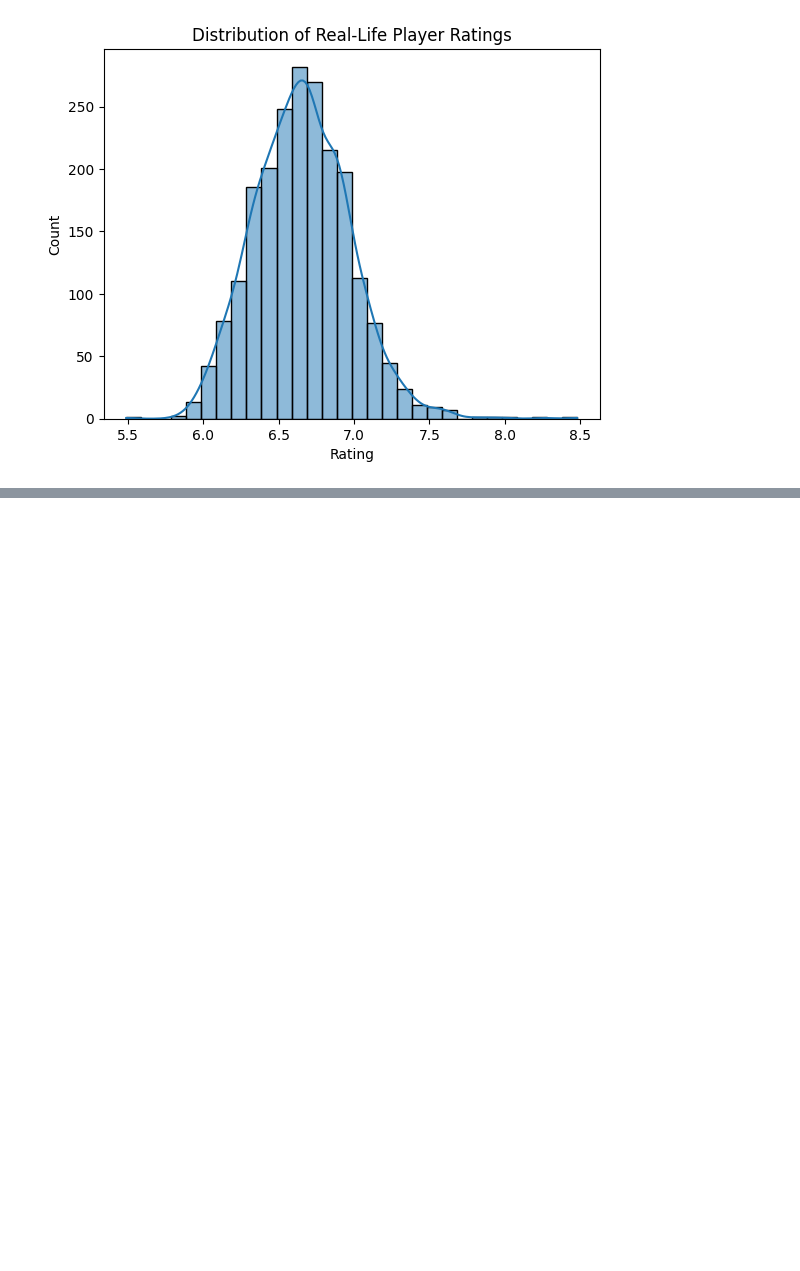
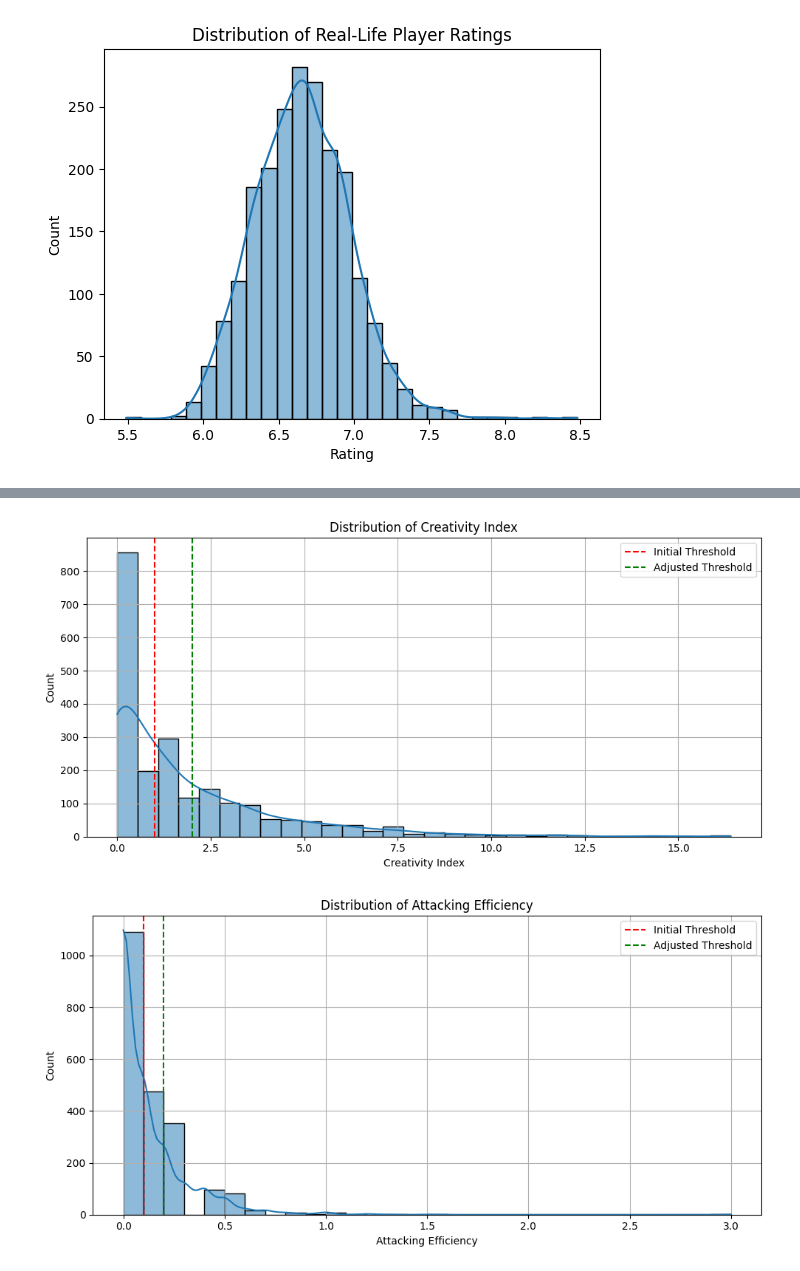
Before and after one commit to RMehdid/EA-Twin, a Jupyter notebook: notebooks/visualization.ipynb, the cells around one changed output, grey strips where cells are left out. Drawn from its saved outputs; the diff is of its cells as text; code cells hidden in the pictures; blank space fills up the shorter version.

```diff
--- a/notebooks/visualization.ipynb
+++ b/notebooks/visualization.ipynb
@@ -70,0 +80,27 @@ plt.show()
+# %%
+# Plot Creativity Index
+plt.figure(figsize=(10, 5))
+sns.histplot(df_featured['Creativity_Index'], kde=True, bins=30)
+plt.axvline(1.0, color='red', linestyle='--', label='Initial Threshold')
+plt.axvline(2.0, color='green', linestyle='--', label='Adjusted Threshold')
+plt.title("Distribution of Creativity Index")
+plt.xlabel("Creativity Index")
+plt.legend()
+plt.grid(True)
+plt.tight_layout()
+plt.show()
+
+# Plot Attacking Efficiency
+plt.figure(figsize=(10, 5))
+sns.histplot(df_featured['Attacking_Efficiency'], kde=True, bins=30)
+plt.axvline(0.1, color='red', linestyle='--', label='Initial Threshold')
+plt.axvline(0.2, color='green', linestyle='--', label='Adjusted Threshold')
+plt.title("Distribution of Attacking Efficiency")
+plt.xlabel("Attacking Efficiency")
+plt.legend()
+plt.grid(True)
+plt.tight_layout()
+plt.show()
+# %% [output]
+[figure, added]
+[figure, added]
```
Also changed, not shown: parts of 2 cells of this notebook, 6 other files.
